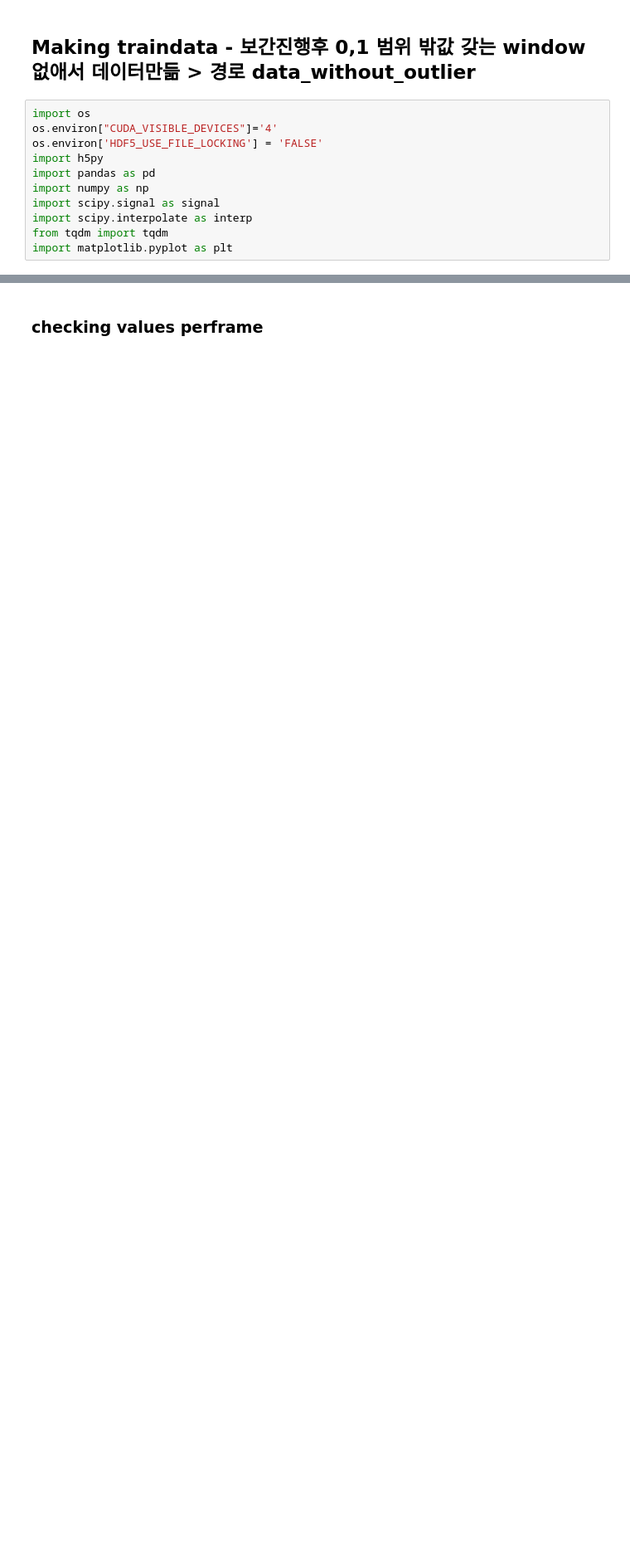
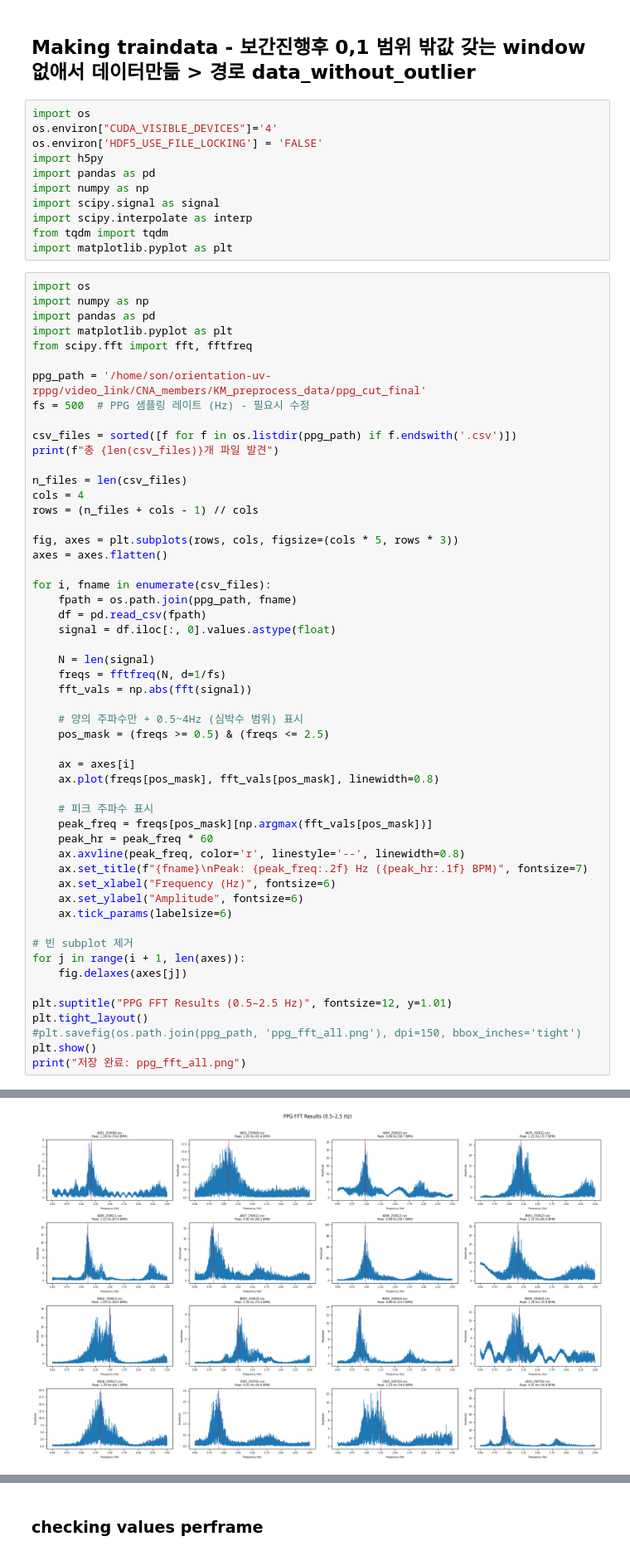
Before and after one commit to kkm2001-design/rppg, a Jupyter notebook: data/codes/deeplearning/make_data_for_deeplearning/make_data_without_outlier.ipynb, the cells around one changed output, grey strips where cells are left out. Shown at 83% size. Cells and saved outputs as stored; diff of their text form; blank space fills up the shorter version.

```diff
--- a/data/codes/deeplearning/make_data_for_deeplearning/make_data_without_outlier.ipynb
+++ b/data/codes/deeplearning/make_data_for_deeplearning/make_data_without_outlier.ipynb
@@ -11,3 +11,57 @@ import scipy.signal as signal
 import scipy.interpolate as interp
 from tqdm import tqdm
 import matplotlib.pyplot as plt
+# %%
+import os
+import numpy as np
+import pandas as pd
+import matplotlib.pyplot as plt
+from scipy.fft import fft, fftfreq
+
+ppg_path = '/home/son/orientation-uv-rppg/video_link/CNA_members/KM_preprocess_data/ppg_cut_final'
+fs = 500  # PPG 샘플링 레이트 (Hz) - 필요시 수정
+
+csv_files = sorted([f for f in os.listdir(ppg_path) if f.endswith('.csv')])
+print(f"총 {len(csv_files)}개 파일 발견")
+
+n_files = len(csv_files)
+cols = 4
+rows = (n_files + cols - 1) // cols
+
+fig, axes = plt.subplots(rows, cols, figsize=(cols * 5, rows * 3))
+axes = axes.flatten()
+
+for i, fname in enumerate(csv_files):
+    fpath = os.path.join(ppg_path, fname)
+    df = pd.read_csv(fpath)
+    signal = df.iloc[:, 0].values.astype(float)
+
+    N = len(signal)
+    freqs = fftfreq(N, d=1/fs)
+    fft_vals = np.abs(fft(signal))
+
+    # 양의 주파수만 + 0.5~4Hz (심박수 범위) 표시
+    pos_mask = (freqs >= 0.5) & (freqs <= 2.5)
+
+    ax = axes[i]
+    ax.plot(freqs[pos_mask], fft_vals[pos_mask], linewidth=0.8)
+
+    # 피크 주파수 표시
+    peak_freq = freqs[pos_mask][np.argmax(fft_vals[pos_mask])]
+    peak_hr = peak_freq * 60
+    ax.axvline(peak_freq, color='r', linestyle='--', linewidth=0.8)
+    ax.set_title(f"{fname}\nPeak: {peak_freq:.2f} Hz ({peak_hr:.1f} BPM)", fontsize=7)
+    ax.set_xlabel("Frequency (Hz)", fontsize=6)
+    ax.set_ylabel("Amplitude", fontsize=6)
+    ax.tick_params(labelsize=6)
+
+# 빈 subplot 제거
+for j in range(i + 1, len(axes)):
+    fig.delaxes(axes[j])
+
+plt.suptitle("PPG FFT Results (0.5–2.5 Hz)", fontsize=12, y=1.01)
+plt.tight_layout()
+#plt.savefig(os.path.join(ppg_path, 'ppg_fft_all.png'), dpi=150, bbox_inches='tight')
+plt.show()
+print("저장 완료: ppg_fft_all.png")
+# %% [output]
@@ -13,0 +69 @@ import matplotlib.pyplot as plt
+[figure, added]
```
Also changed, not shown: parts of 1 cell of this notebook, 5 other files.
